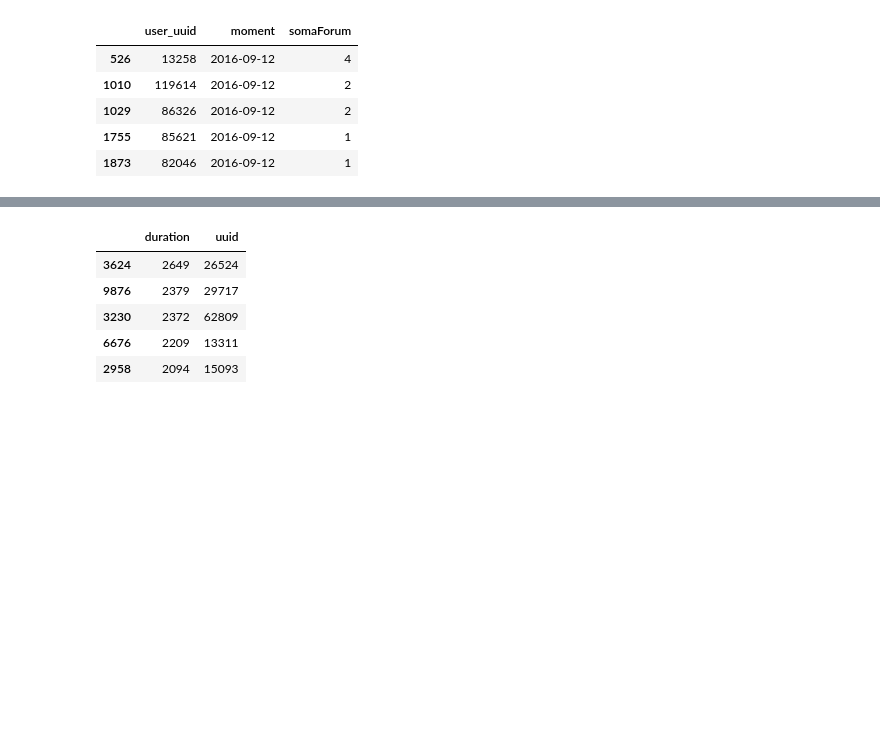
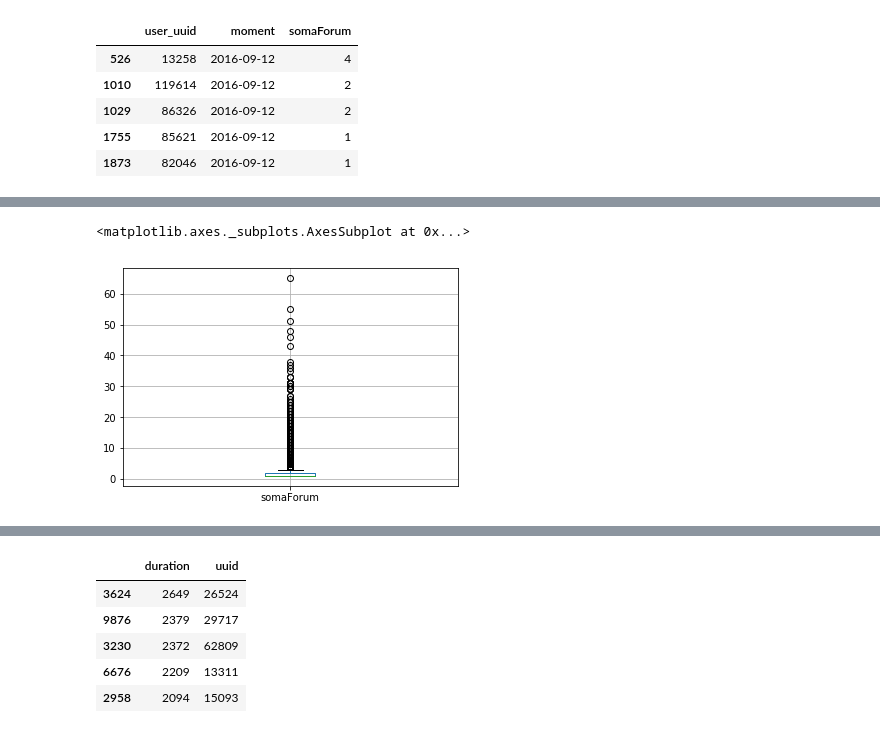
Before and after one commit to jo-nsc/distance-education-2020, a Jupyter notebook: analise_perfil_alunos.ipynb, the cells around one changed output, grey strips where cells are left out. Drawn from its saved outputs; the diff is of its cells as text; code cells hidden in the pictures; blank space fills up the shorter version.

```diff
--- a/analise_perfil_alunos.ipynb
+++ b/analise_perfil_alunos.ipynb
@@ -142,0 +166,5 @@ teste.head()
+# %%
+teste.boxplot(column='somaForum', return_type='axes')
+# %% [output]
+<matplotlib.axes._subplots.AxesSubplot at 0x...>
+[figure, added]
```
Also changed, not shown: parts of 12 cells of this notebook.
